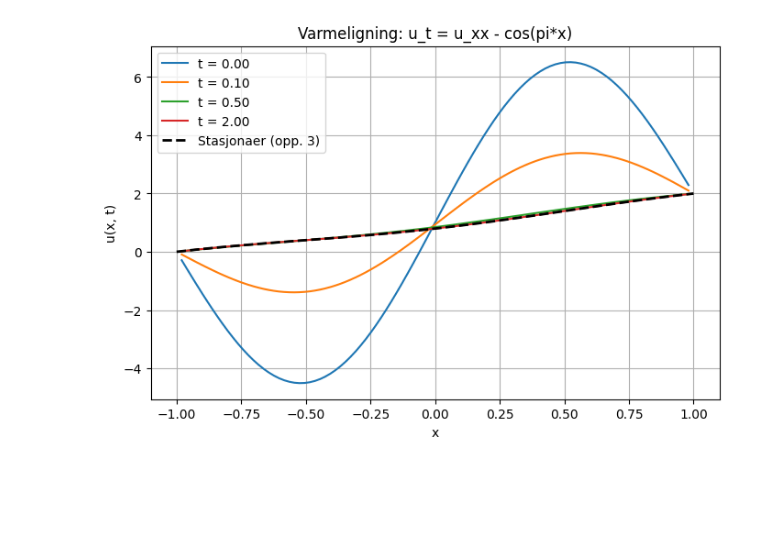
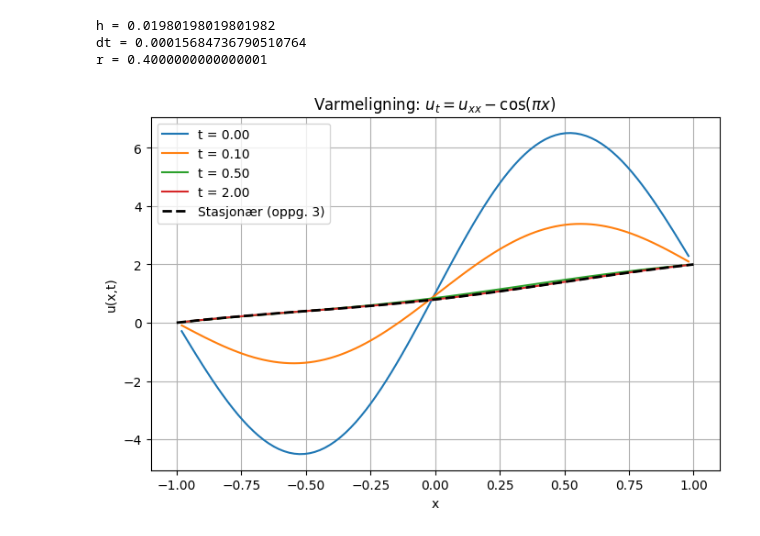
Before and after one commit to elajeans/IMAG2023, a Jupyter notebook: Oppgave4.ipynb, the cells around one changed output. Saved outputs shown, nothing was run; the diff lists cells and outputs as text; code cells hidden in the pictures; blank space fills up the shorter version.

```diff
--- a/Oppgave4.ipynb
+++ b/Oppgave4.ipynb
@@ -10,11 +10,11 @@ import matplotlib.pyplot as plt
 # Randbetingelser:    u(-1, t) = 0   og   u(1, t) = 2
 
 # --- Romgitter ---
-m = 100                        # antall indre punkter
-x = np.linspace(-1, 1, m + 2)  # Romgitter inkl. randpunktene x=-1 og x=1
+m = 100
+x = np.linspace(-1, 1, m + 2)
 h = x[1] - x[0]
 
-# Bygg matrise L og kildeled f(x) = cos(pi*x)
+# Bygg matrise L og kildeledd f(x) = cos(pi*x)
 L = (1 / h**2) * (
     np.diag((m - 1) * [1], -1) +
     np.diag(m * [-2], 0) +
@@ -23,17 +23,25 @@ L = (1 / h**2) * (
 f = np.cos(np.pi * x[1:-1])
 
 # --- Fysiske parametere og randbetingelser ---
-c = 1   # varmeledningsevne
+c = 1
 a = 0   # u(-1) = a
 B = 2   # u( 1) = B
 
-A = (c**2) * L    #varmeligningen er ut=c**2*uxx+f
+A = (c**2) * L    # u_t = c^2*u_xx - f
 
-# --- Hoyreside og randbidrag  ---
+# --- Høyreside og randbidrag ---
 F = f.copy()
-F[0]  -= (c**2) * a / h**2    # bidrag fra venste rand
-F[-1] -= (c**2) * B / h**2    # bidrag fra høyre rand
+F[0]  -= (c**2) * a / h**2
+F[-1] -= (c**2) * B / h**2
 
+# --- Tid og stabilitet ---
+T = 2.0
+dt = 0.4 * h**2
+N = int(T / dt) + 1
+
+print("h =", h)
+print("dt =", dt)
+print("r =", c**2 * dt / h**2)
 
 # --- Forlengs Euler-funksjon ---
 def euler(g, x0, t0, t1, N):
@@ -45,37 +53,40 @@ def euler(g, x0, t0, t1, N):
         out[n + 1, :] = out[n, :] + dt * g(out[n, :], t[n])
     return out, t
 
-# --- Hoyreside for ODE ---
+# --- Høyreside for ODE ---
 def g(u, t):
     return A @ u - F
 
 # --- Initialbetingelse ---
 u0 = 1.0 + x[1:-1] + 5 * np.sin(np.pi * x[1:-1])
 
 # --- Kjør Euler ---
 u_varme, t = euler(g, u0, 0, T, N)
 
 # --- Indekser for plotting ---
 idx1 = N // 20
 idx2 = N // 4
 idx3 = N - 1
 
-# --- Stasjonaer losning (fra oppgave 3) ---
+# --- Stasjonær løsning (fra oppgave 3) ---
 def u_stasjonaer(x):
     return -np.cos(np.pi * x) / np.pi**2 + x + 1 - 1/np.pi**2
 
 # --- Plot ---
 plt.figure(figsize=(8, 5))
 plt.plot(x[1:-1], u_varme[0,    :], label=f"t = {t[0]:.2f}")
 plt.plot(x[1:-1], u_varme[idx1, :], label=f"t = {t[idx1]:.2f}")
 plt.plot(x[1:-1], u_varme[idx2, :], label=f"t = {t[idx2]:.2f}")
 plt.plot(x[1:-1], u_varme[idx3, :], label=f"t = {t[idx3]:.2f}")
-plt.plot(x,       u_stasjonaer(x),  "k--", linewidth=2, label="Stasjonaer (opp. 3)")
+plt.plot(x,       u_stasjonaer(x),  "k--", linewidth=2, label="Stasjonær (oppg. 3)")
 plt.xlabel("x")
-plt.ylabel("u(x, t)")
-plt.title("Varmeligning: u_t = u_xx - cos(pi*x)")
+plt.ylabel("u(x,t)")
+plt.title(r"Varmeligning: $u_t = u_{xx} - \cos(\pi x)$")
 plt.legend()
 plt.grid(True)
 plt.show()
 # %% [output]
+h = 0.01980198019801982
+dt = 0.00015684736790510764
+r = 0.4000000000000001
-[figure, old version]
+[figure, new version]
```
